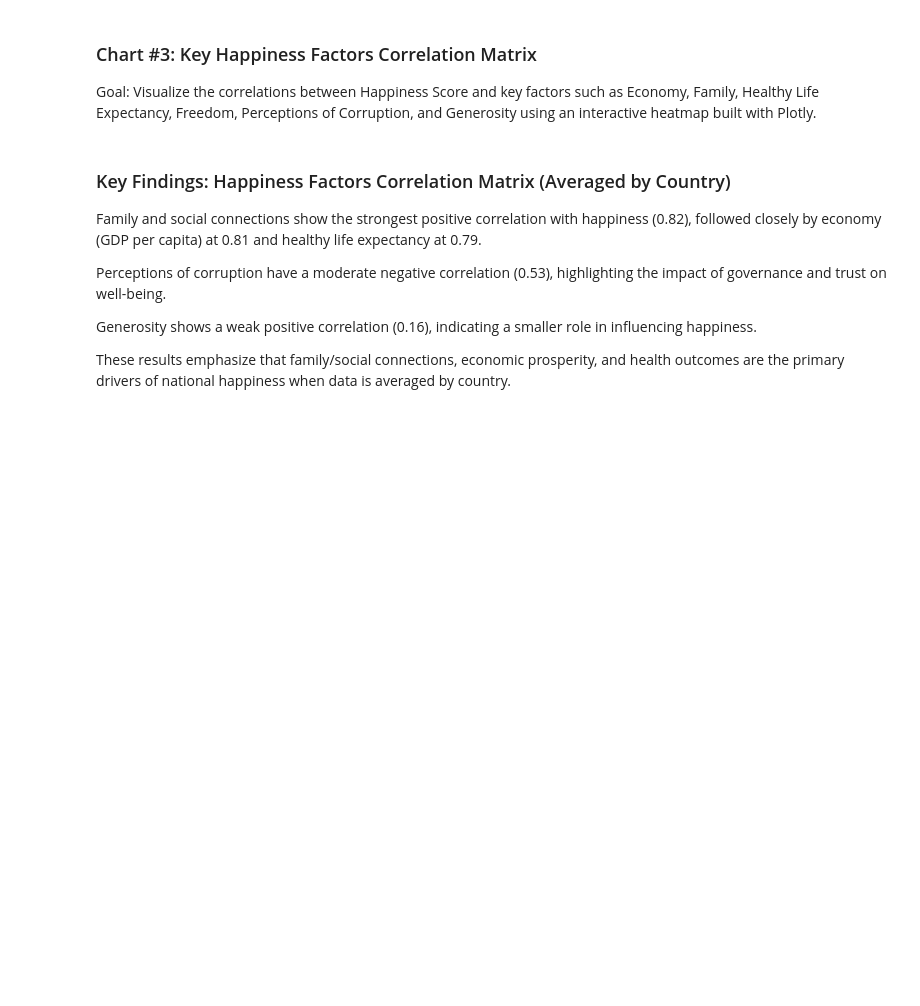
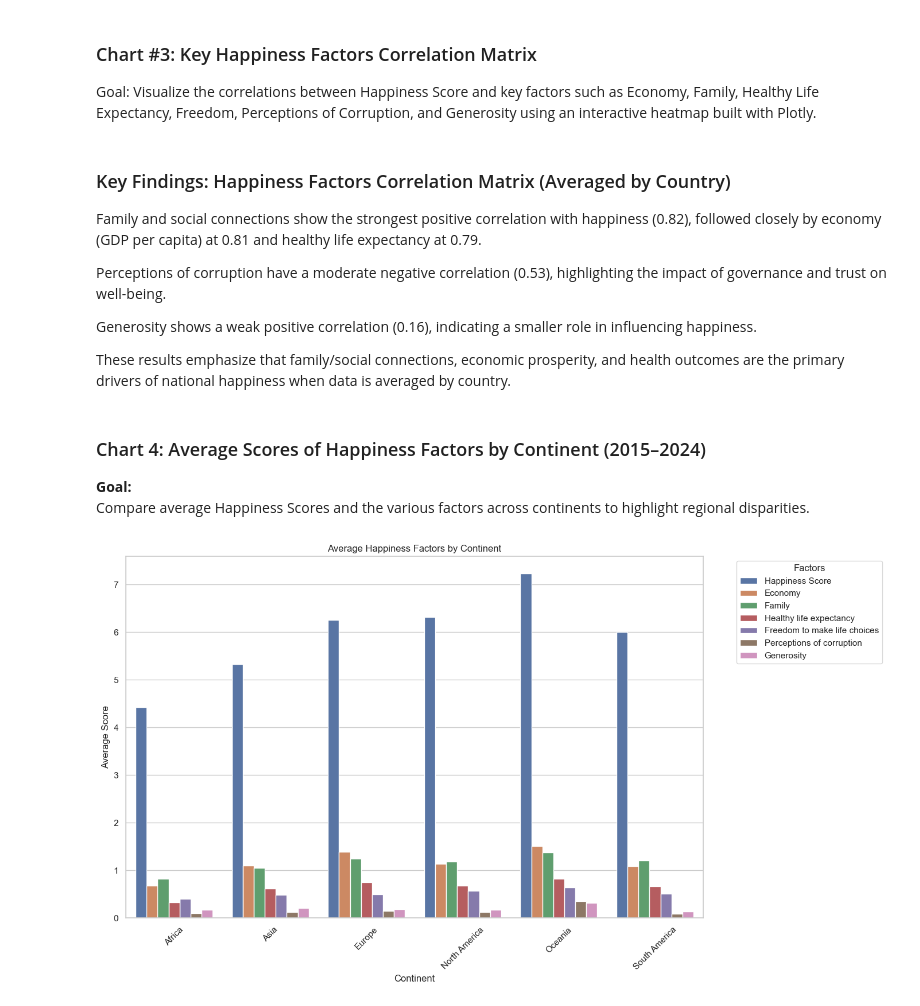
Before and after one commit to angeljayakumar/world-happiness-analytics, a Jupyter notebook: jupyter_notebooks/02_descriptive_analysis.ipynb, the cells around one changed output. Drawn from its saved outputs; the diff is of its cells as text; code cells hidden in the pictures; blank space fills up the shorter version.

Commit message:
Add grouped bar chart comparing happiness factors by continent

```diff
--- a/jupyter_notebooks/02_descriptive_analysis.ipynb
+++ b/jupyter_notebooks/02_descriptive_analysis.ipynb
@@ -705,3 +658,43 @@ Perceptions of corruption have a moderate negative correlation (0.53), highlight
 Generosity shows a weak positive correlation (0.16), indicating a smaller role in influencing happiness.
 
 These results emphasize that family/social connections, economic prosperity, and health outcomes are the primary drivers of national happiness when data is averaged by country.
+# %% [markdown]
+### Chart 4: Average Scores of Happiness Factors by Continent (2015–2024)
+
+**Goal:**
+Compare average Happiness Scores and the various factors across continents to highlight regional disparities.
+# %%
+factors = [
+    'Happiness Score',
+    'Economy',
+    'Family',
+    'Healthy life expectancy',
+    'Freedom to make life choices',
+    'Perceptions of corruption',
+    'Generosity'
+]
+
+# Aggregate mean by continent for all factors
+df_continent = df.groupby('Continent')[factors].mean().reset_index()
+
+# Melt the data for seaborn grouped barplot
+df_melted = df_continent.melt(id_vars='Continent',
+                              value_vars=factors,
+                              var_name='Factor',
+                              value_name='Average Value')
+
+# Plot grouped barplot
+plt.figure(figsize=(14,8))
+sns.barplot(data=df_melted, x='Continent', y='Average Value', hue='Factor')
+
+# Step 4: Customize plot
+plt.title('Average Happiness Factors by Continent')
+plt.ylabel('Average Score')
+plt.xlabel('Continent')
+plt.legend(title='Factors', bbox_to_anchor=(1.05, 1), loc='upper left')  # legend outside plot
+plt.xticks(rotation=45)
+plt.tight_layout()
+
+plt.show()
+# %% [output]
+[figure, added]
```
Also changed, not shown: parts of 3 cells of this notebook.
